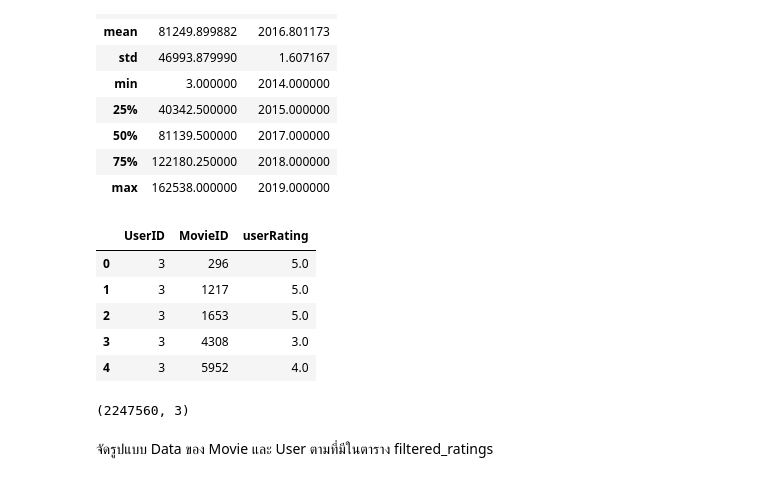
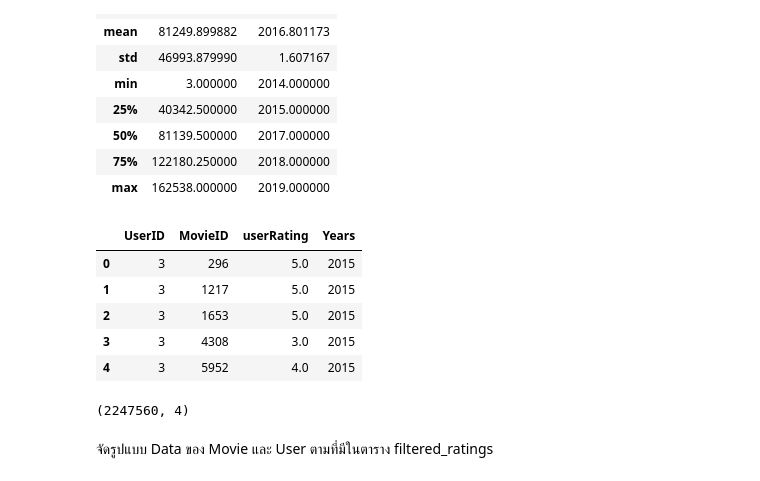
Before and after one commit to MixGaming0959/Recommendation_System, a Jupyter notebook: prepairingData/1 Data Filtering.ipynb, the cells around one changed output. Cells and saved outputs as stored; diff of their text form; code cells hidden in the pictures.

```diff
--- a/prepairingData/1 Data Filtering.ipynb
+++ b/prepairingData/1 Data Filtering.ipynb
@@ -92,8 +164,10 @@ def check_Years(df_clean):
 
     return movie_by_years_count.describe()
 # %%
-movies_ratings_count = ratings[['MovieID', 'UserID']].groupby('MovieID').count()['UserID'].reset_index()
-movies_ratings_count.rename(columns={'UserID':'No-of-Movie-Ratings'}, inplace=True)
+movies_ratings_count = (
+    ratings[["MovieID", "UserID"]].groupby("MovieID").count()["UserID"].reset_index()
+)
+movies_ratings_count.rename(columns={"UserID": "No-of-Movie-Ratings"}, inplace=True)
 
 movies_ratings_count.describe()
 # %% [output]
@@ -111,7 +185,9 @@ movies_ratings_count.describe()
 # %%
-df_movies_ratings = movies_ratings_count[movies_ratings_count['No-of-Movie-Ratings'] >= 1000]
-if 'No-of-Movie-Ratings' in df_movies_ratings.columns :
-    df_movies_ratings.drop(columns=['No-of-Movie-Ratings'], inplace=True)
+df_movies_ratings = movies_ratings_count[
+    movies_ratings_count["No-of-Movie-Ratings"] >= 1000
+]
+if "No-of-Movie-Ratings" in df_movies_ratings.columns:
+    df_movies_ratings.drop(columns=["No-of-Movie-Ratings"], inplace=True)
 
 print("Before Count Movie:", movies.shape[0])
 print("After  Count Movie:", df_movies_ratings.shape[0])
@@ -150,9 +226,9 @@ Rating ต้องน้อยกว่า 10 ปีย้อนหลัง
 # %%
 from datetime import datetime
 
-year_now = datetime.now().year # 2023
+year_now = 2019  # 2023
 
-df_ratings_years = df_movie_ratings[year_now - df_movie_ratings['Years'] < 10]
+df_ratings_years = df_movie_ratings[year_now - df_movie_ratings["Years"] < 6]
 
 display_pd(df_ratings_years)
 # %% [output]
@@ -182,22 +258,22 @@ df_last_ratings.describe()
 | 75% | 122180.250000 | 2018.000000 |
 | max | 162538.000000 | 2019.000000 |
 # %%
-df_clean_last_ratings = df_last_ratings[year_now - df_last_ratings['Last-of-Years'] < 5]
-if 'Last-of-Years' in df_clean_last_ratings.columns :
-    df_clean_last_ratings.drop(columns=['Last-of-Years'], inplace=True)
+df_clean_last_ratings = df_last_ratings[year_now - df_last_ratings["Last-of-Years"] < 1]
+if "Last-of-Years" in df_clean_last_ratings.columns:
+    df_clean_last_ratings.drop(columns=["Last-of-Years"], inplace=True)
 # %%
-filtered_ratings = pd.merge(df_ratings_years, df_clean_last_ratings, on='UserID')
+filtered_ratings = pd.merge(df_ratings_years, df_clean_last_ratings, on="UserID")
 
-if 'Timestamp' in filtered_ratings.columns :
-    filtered_ratings.drop(columns=['Years'], inplace=True)
-    filtered_ratings.drop(columns=['Timestamp'], inplace=True)
+if "Timestamp" in filtered_ratings.columns:
+    # filtered_ratings.drop(columns=['Years'], inplace=True)
+    filtered_ratings.drop(columns=["Timestamp"], inplace=True)
 
 display_pd(filtered_ratings)
 # %% [output]
-|  | UserID | MovieID | userRating |
-| 0 | 3 | 296 | 5.0 |
-| 1 | 3 | 1217 | 5.0 |
-| 2 | 3 | 1653 | 5.0 |
-| 3 | 3 | 4308 | 3.0 |
-| 4 | 3 | 5952 | 4.0 |
+|  | UserID | MovieID | userRating | Years |
+| 0 | 3 | 296 | 5.0 | 2015 |
+| 1 | 3 | 1217 | 5.0 | 2015 |
+| 2 | 3 | 1653 | 5.0 | 2015 |
+| 3 | 3 | 4308 | 3.0 | 2015 |
+| 4 | 3 | 5952 | 4.0 | 2015 |
-(2247560, 3)
+(2247560, 4)
```
Also changed, not shown: parts of 31 cells of this notebook, 6 other files.
